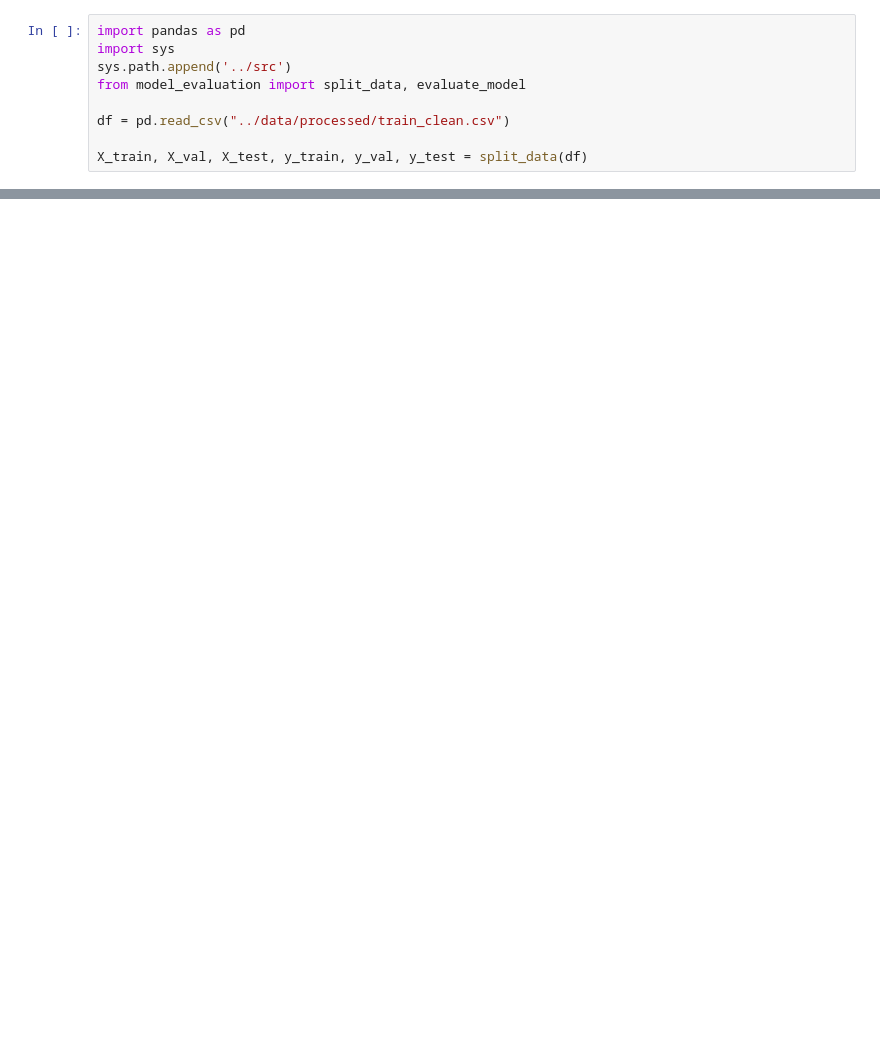
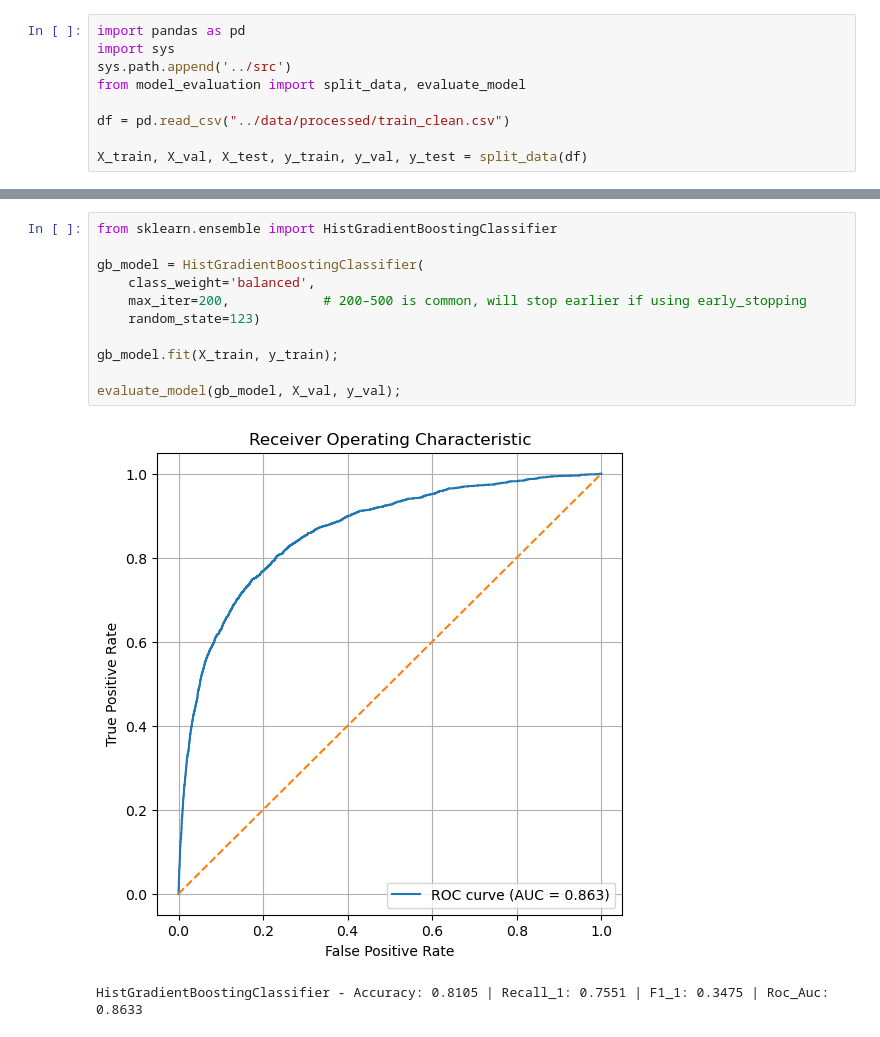
Before and after one commit to JulienRoussillon/Loan-default-prediction, a Jupyter notebook: notebooks/model_baseline.ipynb, the cells around one changed output, grey strips where cells are left out. Saved outputs shown, nothing was run; the diff lists cells and outputs as text; blank space fills up the shorter version.

Commit message:
Added new features, added ROC curves and picked the best model (Gradient Boosting)

```diff
--- a/notebooks/model_baseline.ipynb
+++ b/notebooks/model_baseline.ipynb
@@ -20,3 +21,17 @@ LogisticRegression - Accuracy: 0.9371 | Recall_1: 0.1567 | F1_1: 0.2486 | Roc_Au
+# %%
+from sklearn.ensemble import HistGradientBoostingClassifier
+
+gb_model = HistGradientBoostingClassifier(
+    class_weight='balanced',
+    max_iter=200,            # 200–500 is common, will stop earlier if using early_stopping
+    random_state=123)
+
+gb_model.fit(X_train, y_train);
+
+evaluate_model(gb_model, X_val, y_val);
+# %% [output]
+[figure, added]
+HistGradientBoostingClassifier - Accuracy: 0.8105 | Recall_1: 0.7551 | F1_1: 0.3475 | Roc_Auc: 0.8633
 # %%
 from sklearn.ensemble import RandomForestClassifier
 
```
Also changed, not shown: parts of 4 cells of this notebook, 3 other files.
